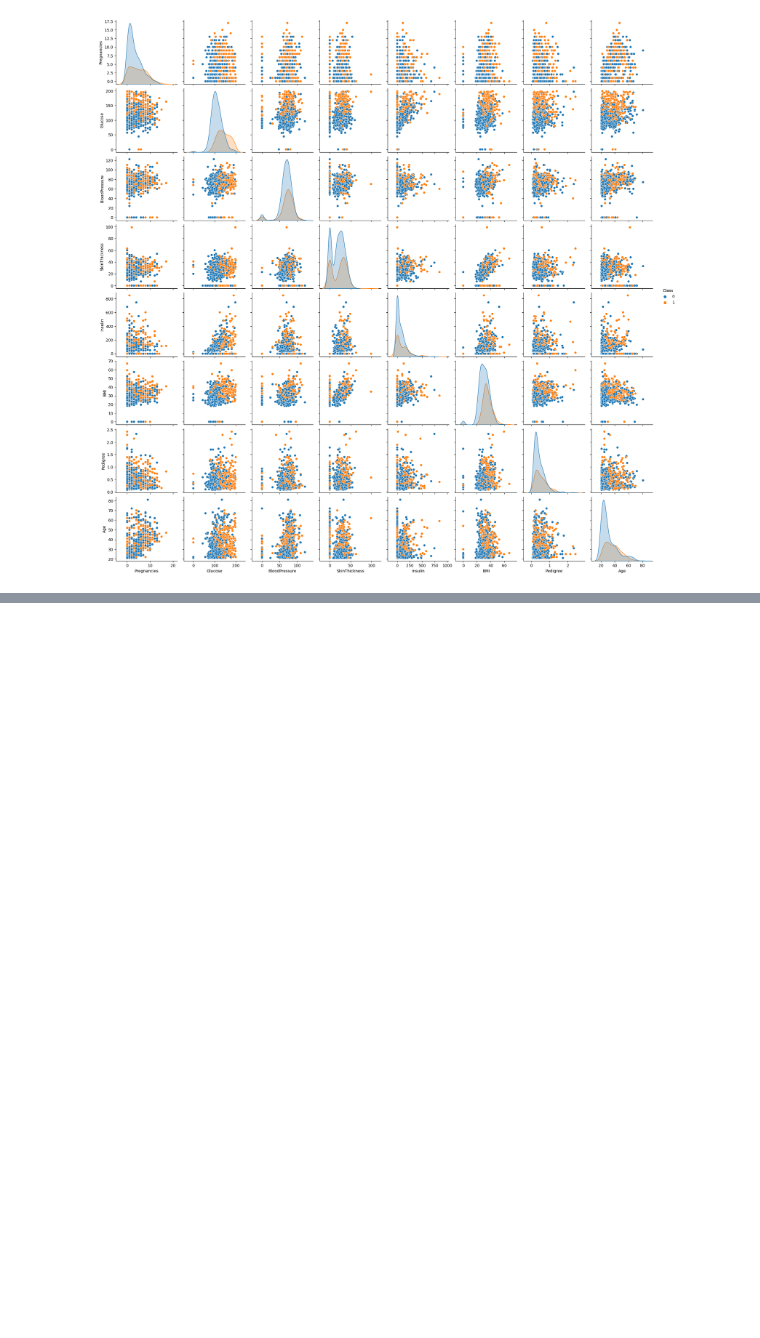
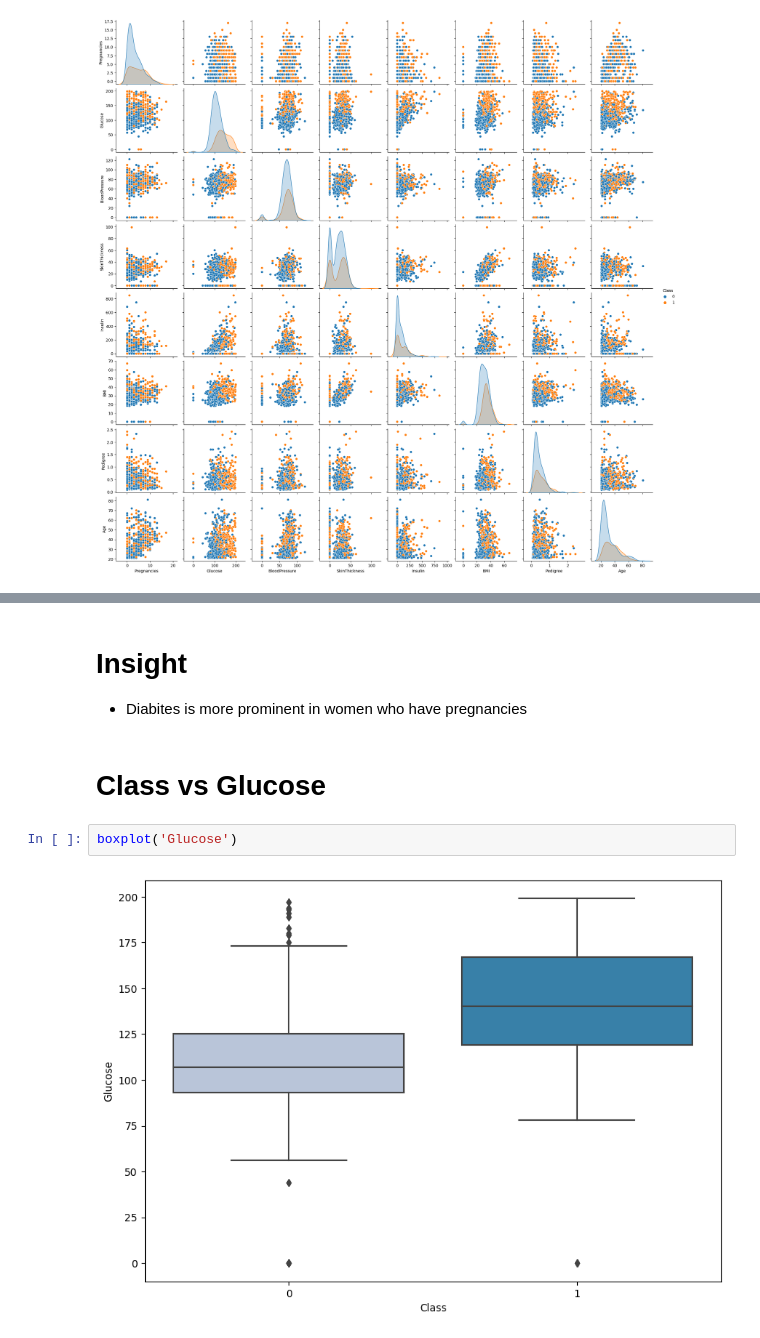
Before and after one commit to HunterKane/University-of-Texas-AI-ML-Projects-, a Jupyter notebook: Project 6 - Diabetes Risk Prediction/Diabetes Risk Prediction.ipynb, the cells around one changed output, grey strips where cells are left out. Saved outputs shown, nothing was run; the diff lists cells and outputs as text; blank space fills up the shorter version.

```diff
--- a/Project 6 - Diabetes Risk Prediction/Diabetes Risk Prediction.ipynb
+++ b/Project 6 - Diabetes Risk Prediction/Diabetes Risk Prediction.ipynb
@@ -410,0 +436,10 @@ plt.show()
+# %% [markdown]
+# Insight
+
+ - Diabites is more prominent in women who have pregnancies
+# %% [markdown]
+# Class vs Glucose
+# %%
+boxplot('Glucose')
+# %% [output]
+[figure, added]
```
Also changed, not shown: parts of 28 cells of this notebook.
